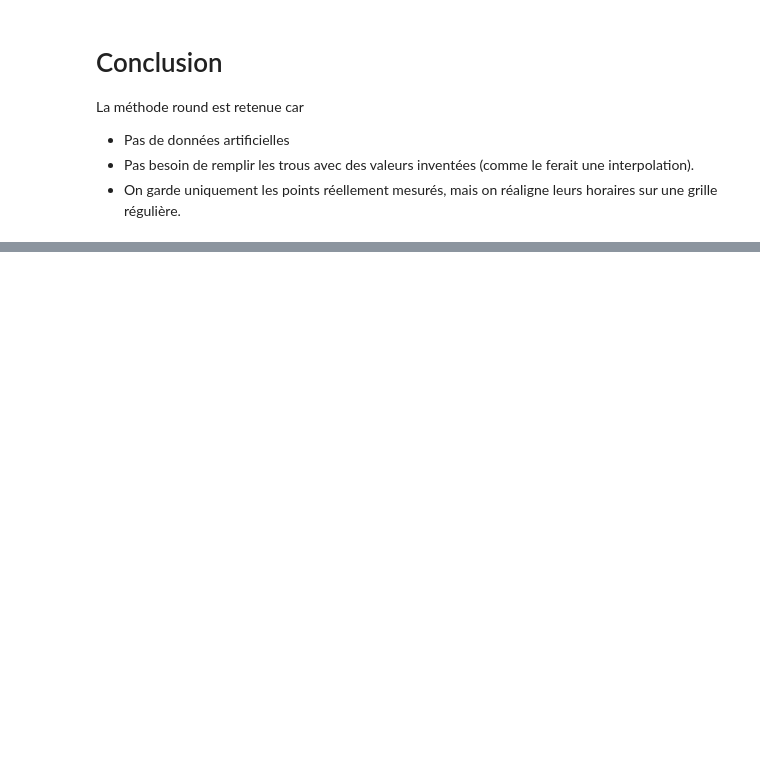
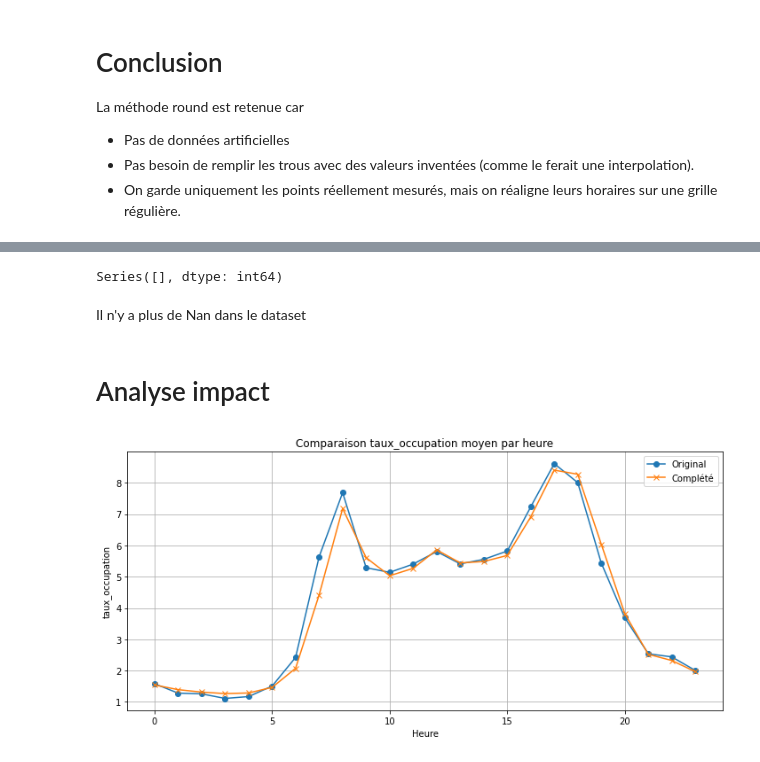
Before and after one commit to BENOUSSAIDarezkimalek/AI_model_urban_mobility, a Jupyter notebook: src/serie_temporelle.ipynb, the cells around one changed output, grey strips where cells are left out. Cells and saved outputs as stored; diff of their text form; code cells hidden in the pictures; blank space fills up the shorter version.

```diff
--- a/src/serie_temporelle.ipynb
+++ b/src/serie_temporelle.ipynb
@@ -359,0 +1078,2 @@ La méthode round est retenue car
+# %%
+df_trafic_holidays_weather_pollution_filtered_clean = clean_fix_values(df_trafic_holidays_weather_pollution_filtered)
@@ -359,0 +1130,3 @@ La méthode round est retenue car
+# %%
+df_trafic_holidays_weather_pollution_filtered_clean = fill_debit_taux_occupation(df_trafic_holidays_weather_pollution_filtered_clean, 'debit')
+df_trafic_holidays_weather_pollution_filtered_clean = fill_debit_taux_occupation(df_trafic_holidays_weather_pollution_filtered_clean, 'taux_occupation')
@@ -359,0 +1188,2 @@ La méthode round est retenue car
+# %%
+df_final = fill_vitesse_parcours_trafic(df_trafic_holidays_weather_pollution_filtered_clean)
@@ -359,0 +1206,43 @@ La méthode round est retenue car
+# %%
+df_final.isna().sum().loc[df_final.isna().sum() > 0 ]
+# %% [output]
+Series([], dtype: int64)
+# %% [markdown]
+Il n'y a plus de Nan dans le dataset
+# %% [markdown]
+# Analyse impact
+# %%
+def comparer_courbe_par_heure_param(df_orig, df_final, col='taux_occupation', time_col_orig='heure_arrondie', time_col_final='heure_arrondie'):
+    """
+    Compare le taux d'occupation moyen par heure entre deux DataFrames,
+    avec noms de colonnes temporelles spécifiés en paramètre.
+    """
+    df_orig = df_orig.copy()
+    df_final = df_final.copy()
+
+    df_orig['hour'] = pd.to_datetime(df_orig[time_col_orig]).dt.hour
+    df_final['hour'] = pd.to_datetime(df_final[time_col_final]).dt.hour
+
+    moyenne_orig = df_orig.groupby('hour')[col].mean()
+    moyenne_final = df_final.groupby('hour')[col].mean()
+
+    plt.figure(figsize=(10, 5))
+    plt.plot(moyenne_orig.index, moyenne_orig.values, label='Original', marker='o')
+    plt.plot(moyenne_final.index, moyenne_final.values, label='Complété', marker='x')
+    plt.title(f"Comparaison {col} moyen par heure")
+    plt.xlabel("Heure")
+    plt.ylabel(col)
+    plt.grid(True)
+    plt.legend()
+    plt.tight_layout()
+    plt.show()
+# %%
+comparer_courbe_par_heure_param(
+    df_trafic, df_final,
+    col='taux_occupation',
+    time_col_orig='horodatage',
+    time_col_final='heure_arrondie',
+
+)
+# %% [output]
+[figure, added]
```
Also changed, not shown: parts of 93 cells of this notebook.
